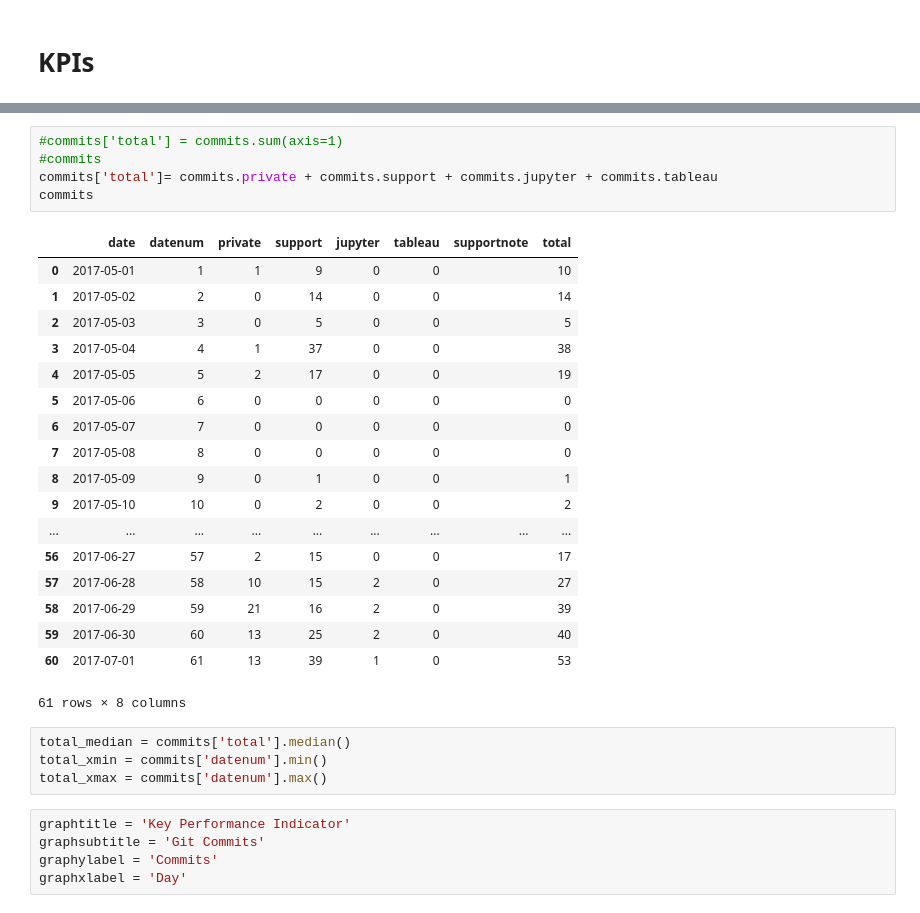
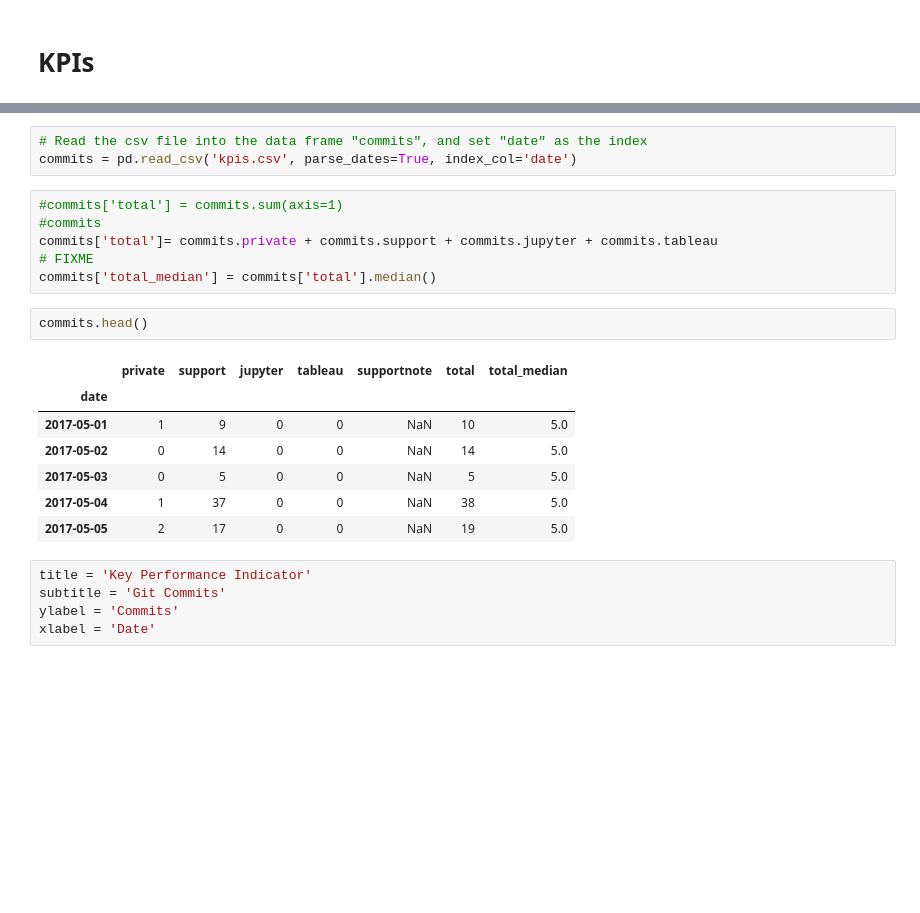
Before and after one commit to gillespilon/jupyter, a Jupyter notebook: kpis/kpis.ipynb, the cells around one changed output, grey strips where cells are left out. Saved outputs shown, nothing was run; the diff lists cells and outputs as text; blank space fills up the shorter version.

Commit message:
Correct minor code syntax
- This commit now correctly runs for both graphs and is much cleaner due
to proper use of pandas first, then matplotlib second.

```diff
--- a/kpis/kpis.ipynb
+++ b/kpis/kpis.ipynb
@@ -31,33 +16,24 @@ commits
+# %%
+# Read the csv file into the data frame "commits", and set "date" as the index
+commits = pd.read_csv('kpis.csv', parse_dates=True, index_col='date')
 # %%
 #commits['total'] = commits.sum(axis=1)
 #commits
 commits['total']= commits.private + commits.support + commits.jupyter + commits.tableau
-commits
+# FIXME
+commits['total_median'] = commits['total'].median()
-# %% [output]
-|  | date | datenum | private | support | jupyter | tableau | supportnote | total |
-| 0 | 2017-05-01 | 1 | 1 | 9 | 0 | 0 |  | 10 |
-| 1 | 2017-05-02 | 2 | 0 | 14 | 0 | 0 |  | 14 |
-| 2 | 2017-05-03 | 3 | 0 | 5 | 0 | 0 |  | 5 |
-| 3 | 2017-05-04 | 4 | 1 | 37 | 0 | 0 |  | 38 |
-| 4 | 2017-05-05 | 5 | 2 | 17 | 0 | 0 |  | 19 |
-| 5 | 2017-05-06 | 6 | 0 | 0 | 0 | 0 |  | 0 |
-| 6 | 2017-05-07 | 7 | 0 | 0 | 0 | 0 |  | 0 |
-| 7 | 2017-05-08 | 8 | 0 | 0 | 0 | 0 |  | 0 |
-| 8 | 2017-05-09 | 9 | 0 | 1 | 0 | 0 |  | 1 |
-| 9 | 2017-05-10 | 10 | 0 | 2 | 0 | 0 |  | 2 |
-| ... | ... | ... | ... | ... | ... | ... | ... | ... |
-| 56 | 2017-06-27 | 57 | 2 | 15 | 0 | 0 |  | 17 |
-| 57 | 2017-06-28 | 58 | 10 | 15 | 2 | 0 |  | 27 |
-| 58 | 2017-06-29 | 59 | 21 | 16 | 2 | 0 |  | 39 |
-| 59 | 2017-06-30 | 60 | 13 | 25 | 2 | 0 |  | 40 |
-| 60 | 2017-07-01 | 61 | 13 | 39 | 1 | 0 |  | 53 |
-61 rows × 8 columns
-# %%
-total_median = commits['total'].median()
-total_xmin = commits['datenum'].min()
-total_xmax = commits['datenum'].max()
+# %%
+commits.head()
+# %% [output]
+|  | private | support | jupyter | tableau | supportnote | total | total_median |
+| date |  |  |  |  |  |  |  |
+| 2017-05-01 | 1 | 9 | 0 | 0 | NaN | 10 | 5.0 |
+| 2017-05-02 | 0 | 14 | 0 | 0 | NaN | 14 | 5.0 |
+| 2017-05-03 | 0 | 5 | 0 | 0 | NaN | 5 | 5.0 |
+| 2017-05-04 | 1 | 37 | 0 | 0 | NaN | 38 | 5.0 |
+| 2017-05-05 | 2 | 17 | 0 | 0 | NaN | 19 | 5.0 |
 # %%
-graphtitle = 'Key Performance Indicator'
-graphsubtitle = 'Git Commits'
-graphylabel = 'Commits'
-graphxlabel = 'Day'
+title = 'Key Performance Indicator'
+subtitle = 'Git Commits'
+ylabel = 'Commits'
+xlabel = 'Date'
```
Also changed, not shown: parts of 7 cells of this notebook.
